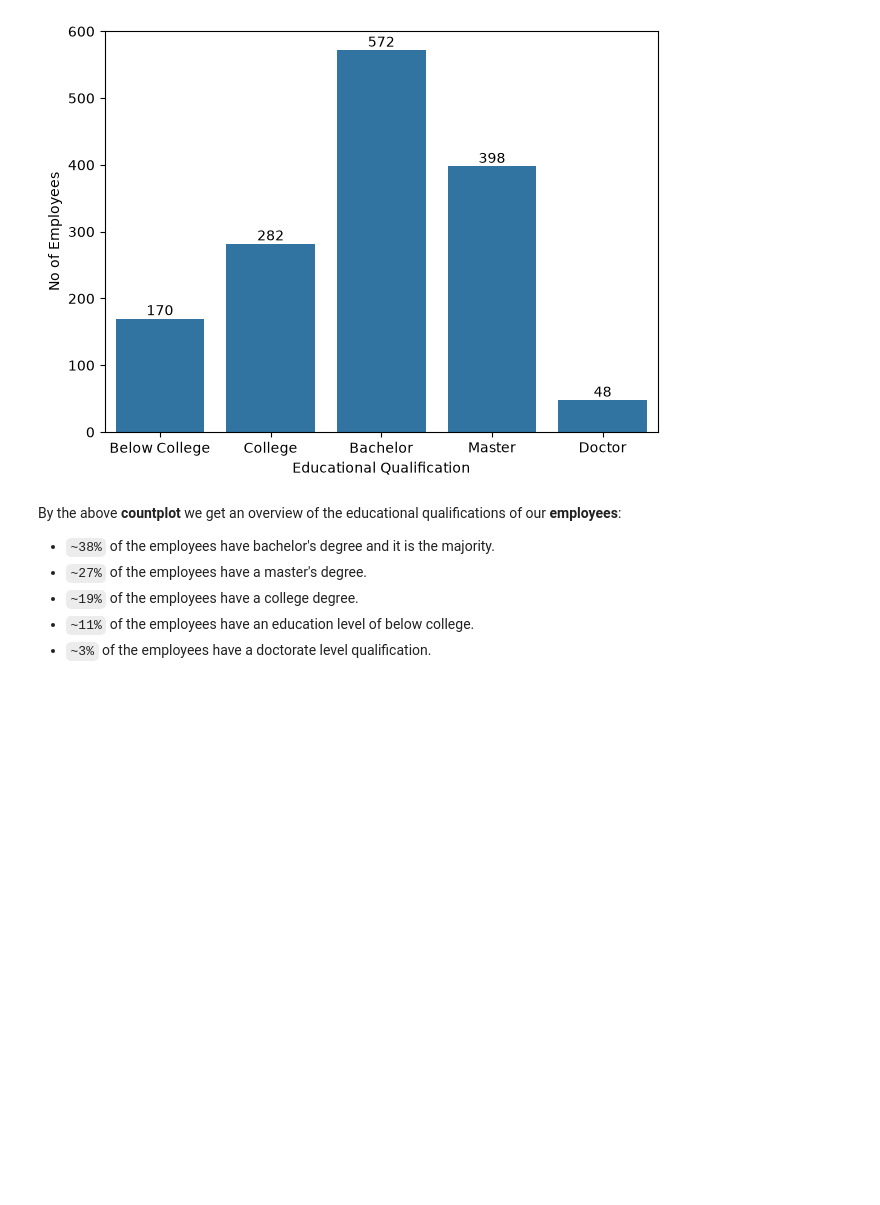
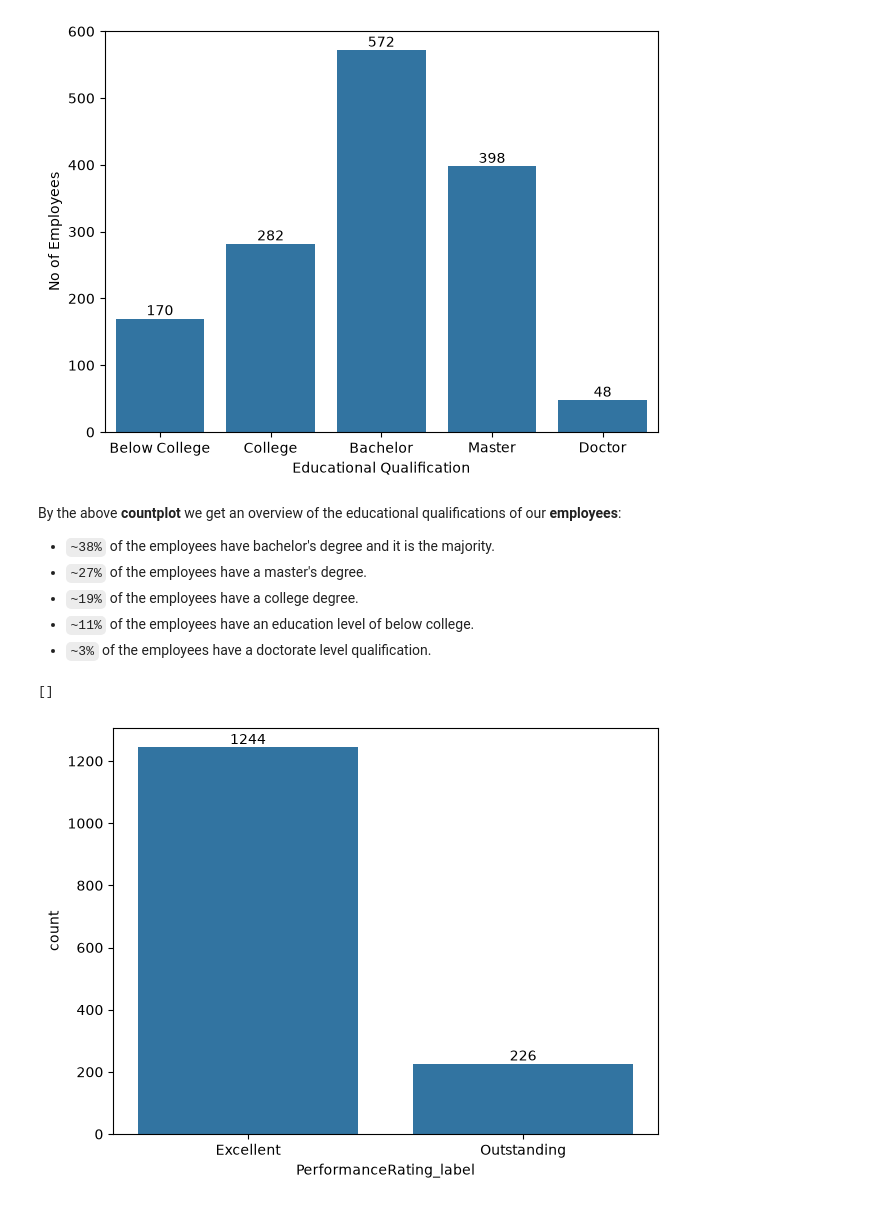
Before and after one commit to praveenkumar231205/ibm-hr-analytics-python, a Jupyter notebook: 01_eda_and_insights.ipynb, the cells around one changed output. Drawn from its saved outputs; the diff is of its cells as text; code cells hidden in the pictures; blank space fills up the shorter version.

Commit message:
Performance ratings plotted

```diff
--- a/01_eda_and_insights.ipynb
+++ b/01_eda_and_insights.ipynb
@@ -225,3 +225,14 @@ By the above **countplot** we get an overview of the educational qualifications
 * `~19%` of the employees have a college degree.
 * `~11%` of the employees have an education level of below college.
 * `~3%`  of the employees have a doctorate level qualification.
+# %%
+#Plotting for Performance Rating
+per_order=['Low','Good','Excellent','Outstanding']
+graph = sns.countplot(data= df, x='PerformanceRating_label', order=per_order)
+graph.bar_label(graph.containers[0])
+plt.Figure(figsize=(6,6))
+plt.tight_layout()
+plt.plot()
+# %% [output]
+[]
+[figure, added]
```
